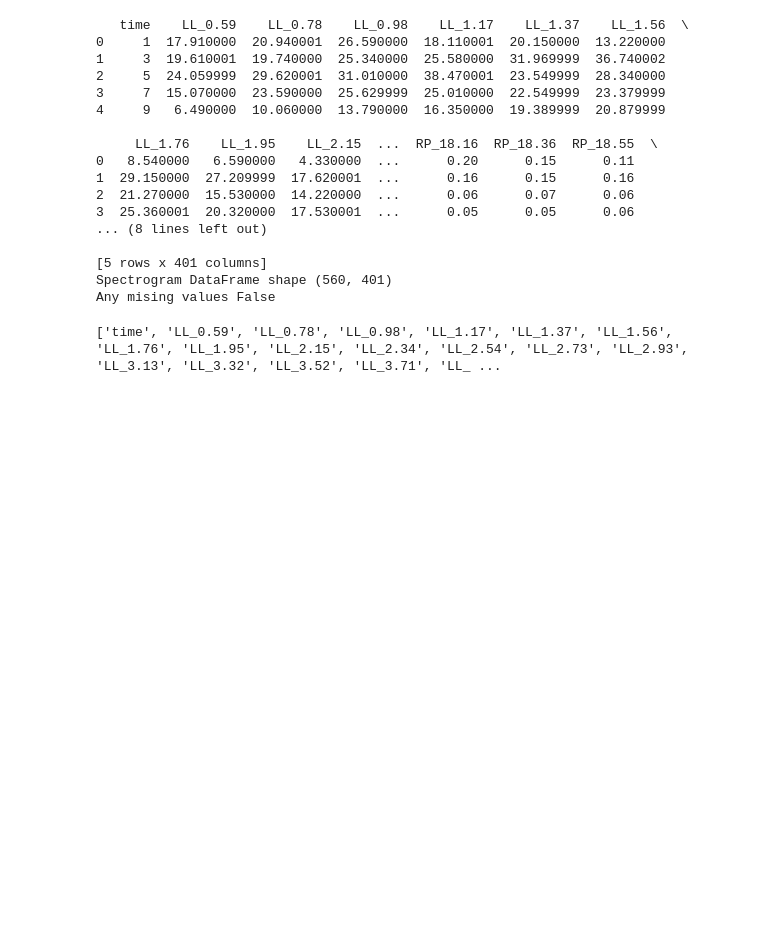
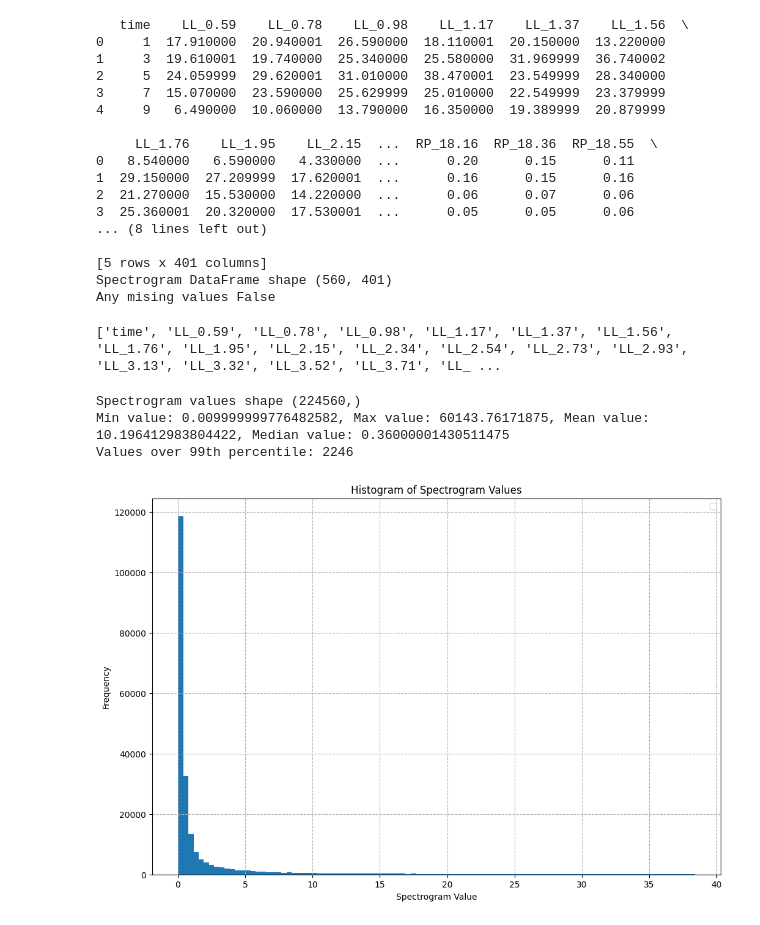
Before and after one commit to Davee02/HSLU.AICOMP.HMS, a Jupyter notebook: notebooks/01_explorative_data_analysis.ipynb, the cells around one changed output. Drawn from its saved outputs; the diff is of its cells as text; code cells hidden in the pictures; blank space fills up the shorter version.

```diff
--- a/notebooks/01_explorative_data_analysis.ipynb
+++ b/notebooks/01_explorative_data_analysis.ipynb
@@ -667,3 +667,25 @@ Any mising values False
 print(spectrogram_df.columns.tolist())
 # %% [output]
 ['time', 'LL_0.59', 'LL_0.78', 'LL_0.98', 'LL_1.17', 'LL_1.37', 'LL_1.56', 'LL_1.76', 'LL_1.95', 'LL_2.15', 'LL_2.34', 'LL_2.54', 'LL_2.73', 'LL_2.93', 'LL_3.13', 'LL_3.32', 'LL_3.52', 'LL_3.71', 'LL_ ...
+# %%
+flattened_values = spectrogram_df.values.flatten()
+print("Spectrogram values shape", flattened_values.shape)
+print(f"Min value: {flattened_values.min()}, Max value: {flattened_values.max()}, Mean value: {flattened_values.mean()}, Median value: {np.median(flattened_values)}")
+print(f"Values over 99th percentile: {np.sum(flattened_values > np.percentile(flattened_values, 99))}")
+# %% [output]
+Spectrogram values shape (224560,)
+Min value: 0.009999999776482582, Max value: 60143.76171875, Mean value: 10.196412983804422, Median value: 0.36000001430511475
+Values over 99th percentile: 2246
+# %%
+flattened_values = flattened_values[flattened_values <= np.percentile(flattened_values, 99)]
+
+# create histogram of all values
+plt.figure(figsize=(12,8))
+plt.hist(flattened_values, bins=100)
+plt.xlabel('Spectrogram Value')
+plt.ylabel('Frequency')
+plt.title('Histogram of Spectrogram Values')
+plt.legend()
+plt.grid(ls='--')
+# %% [output]
+[figure, added]
```
Also changed, not shown: parts of 1 cell of this notebook, 5 other files.
